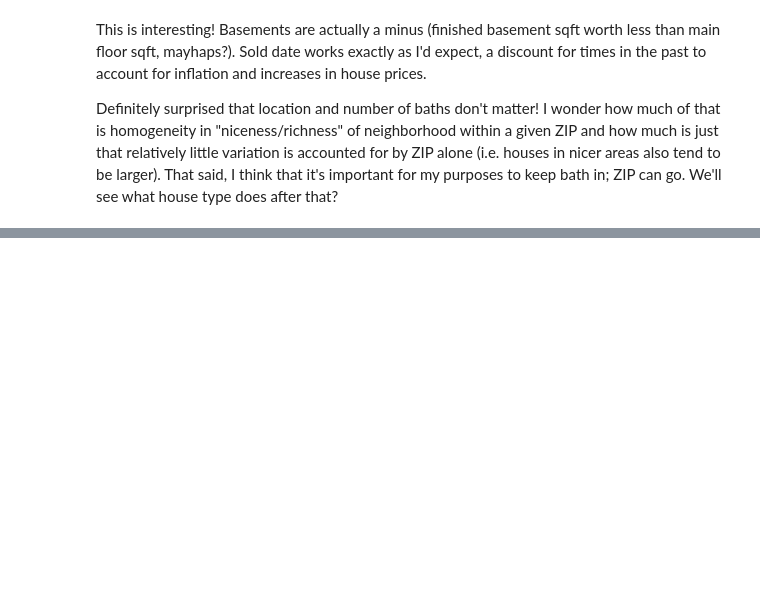
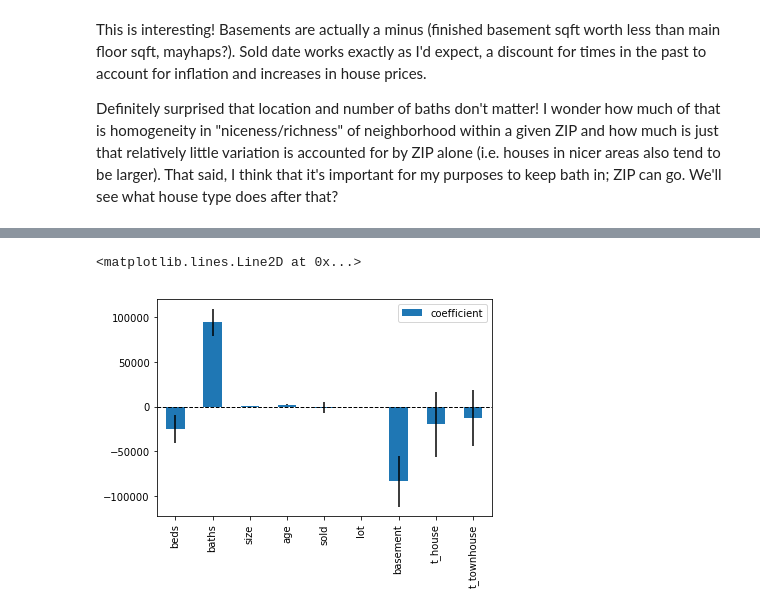
Before and after one commit to celloyd/metis-project2-house-price-prediction, a Jupyter notebook: Modeling_Redfin.ipynb, the cells around one changed output, grey strips where cells are left out. Drawn from its saved outputs; the diff is of its cells as text; code cells hidden in the pictures; blank space fills up the shorter version.

```diff
--- a/Modeling_Redfin.ipynb
+++ b/Modeling_Redfin.ipynb
@@ -666,0 +678,15 @@ strong multicollinearity or other numerical problems.
+# %%
+# Very much leaning on https://zhiyzuo.github.io/Python-Plot-Regression-Coefficient/ to graph coefficients w/ CI
+error_bars = fit.params - fit.conf_int()[0]
+# %%
+coef_df = pd.DataFrame({'coefficient': fit.params.values,
+                       'error': error_bars.values,
+                       'variable': error_bars.index.values})
+# %%
+fig, ax = plt.subplots()
+coef_df.plot(x = 'variable', y = 'coefficient', kind = 'bar', ax = ax, yerr = 'error')
+ax.set_xlabel('')
+ax.axhline(y=0, linestyle='--', color='black', linewidth=1)
+# %% [output]
+<matplotlib.lines.Line2D at 0x...>
+[figure, added]
```
Also changed, not shown: parts of 6 cells of this notebook, 2 other files.
